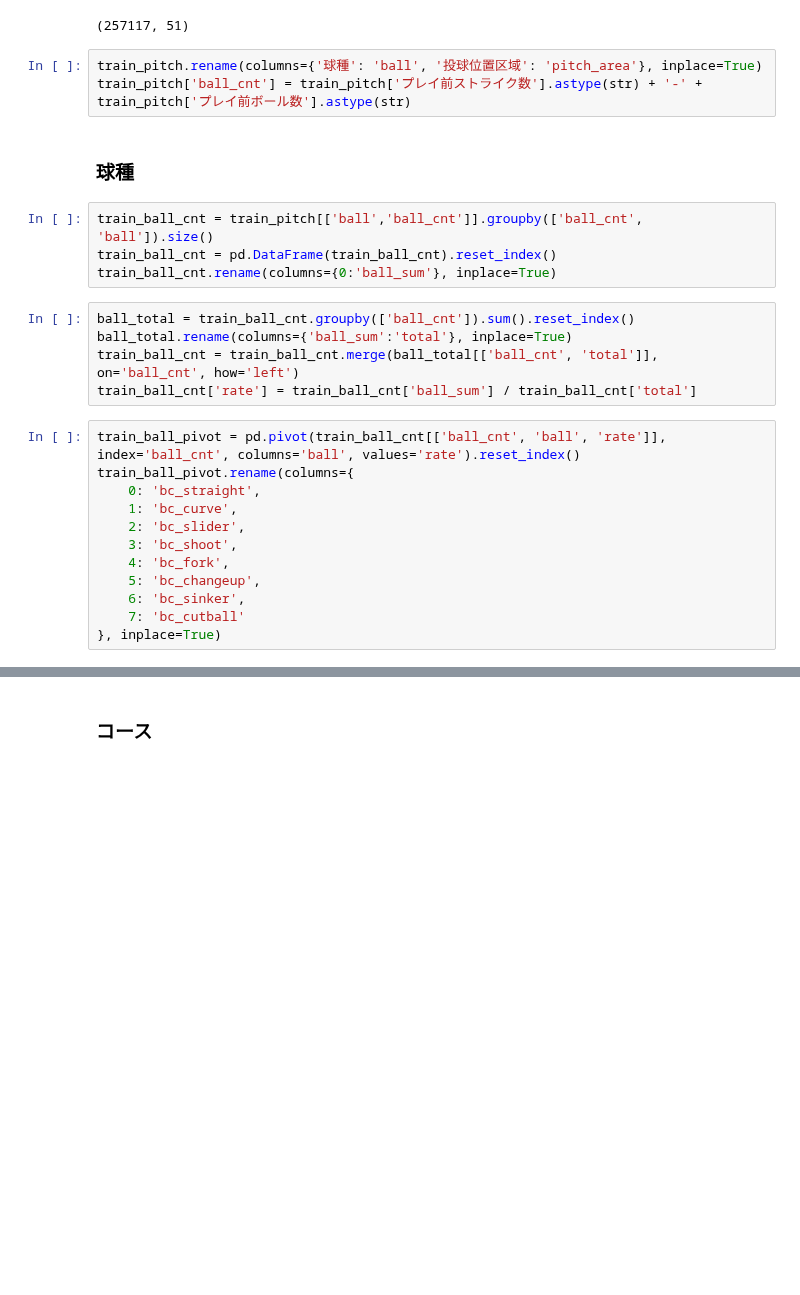
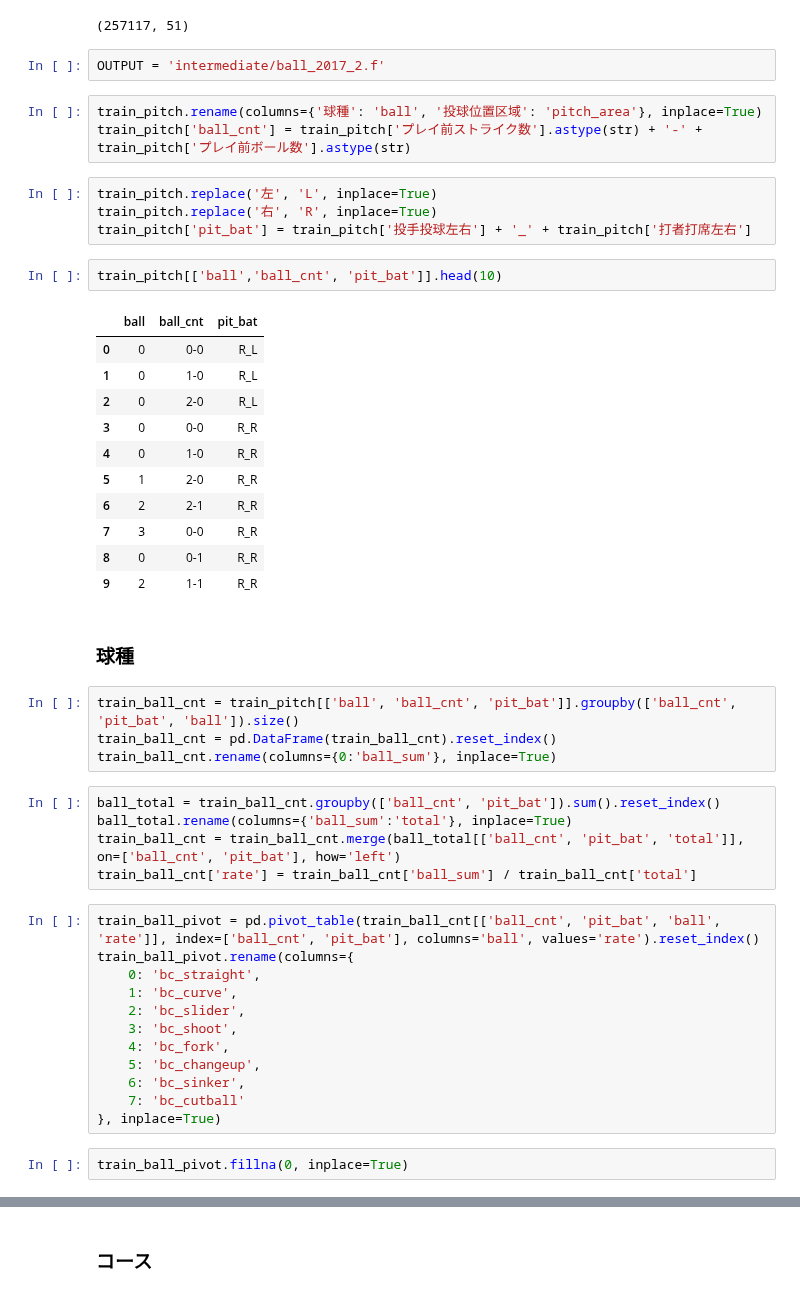
Before and after one commit to yumehara/baseball, a Jupyter notebook: Preprocess_pitch_agg.ipynb, the cells around one changed output, grey strips where cells are left out. Saved outputs shown, nothing was run; the diff lists cells and outputs as text; blank space fills up the shorter version.

```diff
--- a/Preprocess_pitch_agg.ipynb
+++ b/Preprocess_pitch_agg.ipynb
@@ -11,22 +13,42 @@ train_pitch = pd.read_feather('data/train_pitch.f')
 print(train_pitch.shape)
 # %% [output]
 (257117, 51)
+# %%
+OUTPUT = 'intermediate/ball_2017_2.f'
 # %%
 train_pitch.rename(columns={'球種': 'ball', '投球位置区域': 'pitch_area'}, inplace=True)
 train_pitch['ball_cnt'] = train_pitch['プレイ前ストライク数'].astype(str) + '-' + train_pitch['プレイ前ボール数'].astype(str)
+# %%
+train_pitch.replace('左', 'L', inplace=True)
+train_pitch.replace('右', 'R', inplace=True)
+train_pitch['pit_bat'] = train_pitch['投手投球左右'] + '_' + train_pitch['打者打席左右']
+# %%
+train_pitch[['ball','ball_cnt', 'pit_bat']].head(10)
+# %% [output]
+|  | ball | ball_cnt | pit_bat |
+| 0 | 0 | 0-0 | R_L |
+| 1 | 0 | 1-0 | R_L |
+| 2 | 0 | 2-0 | R_L |
+| 3 | 0 | 0-0 | R_R |
+| 4 | 0 | 1-0 | R_R |
+| 5 | 1 | 2-0 | R_R |
+| 6 | 2 | 2-1 | R_R |
+| 7 | 3 | 0-0 | R_R |
+| 8 | 0 | 0-1 | R_R |
+| 9 | 2 | 1-1 | R_R |
 # %% [markdown]
 ### 球種
 # %%
-train_ball_cnt = train_pitch[['ball','ball_cnt']].groupby(['ball_cnt', 'ball']).size()
+train_ball_cnt = train_pitch[['ball', 'ball_cnt', 'pit_bat']].groupby(['ball_cnt', 'pit_bat', 'ball']).size()
 train_ball_cnt = pd.DataFrame(train_ball_cnt).reset_index()
 train_ball_cnt.rename(columns={0:'ball_sum'}, inplace=True)
 # %%
-ball_total = train_ball_cnt.groupby(['ball_cnt']).sum().reset_index()
+ball_total = train_ball_cnt.groupby(['ball_cnt', 'pit_bat']).sum().reset_index()
 ball_total.rename(columns={'ball_sum':'total'}, inplace=True)
-train_ball_cnt = train_ball_cnt.merge(ball_total[['ball_cnt', 'total']], on='ball_cnt', how='left')
+train_ball_cnt = train_ball_cnt.merge(ball_total[['ball_cnt', 'pit_bat', 'total']], on=['ball_cnt', 'pit_bat'], how='left')
 train_ball_cnt['rate'] = train_ball_cnt['ball_sum'] / train_ball_cnt['total']
 # %%
-train_ball_pivot = pd.pivot(train_ball_cnt[['ball_cnt', 'ball', 'rate']], index='ball_cnt', columns='ball', values='rate').reset_index()
+train_ball_pivot = pd.pivot_table(train_ball_cnt[['ball_cnt', 'pit_bat', 'ball', 'rate']], index=['ball_cnt', 'pit_bat'], columns='ball', values='rate').reset_index()
 train_ball_pivot.rename(columns={
     0: 'bc_straight',
     1: 'bc_curve',
@@ -37,6 +59,8 @@ train_ball_pivot.rename(columns={
     6: 'bc_sinker',
     7: 'bc_cutball'
 }, inplace=True)
+# %%
+train_ball_pivot.fillna(0, inplace=True)
 # %%
 train_ball_pivot.shape
 # %% [output]
```
Also changed, not shown: parts of 9 cells of this notebook, 4 other files.
